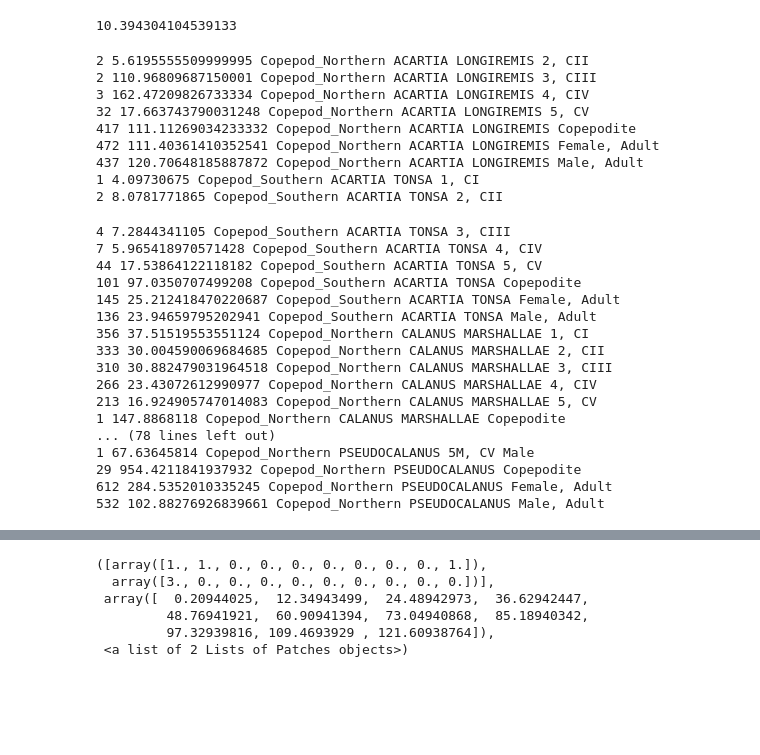
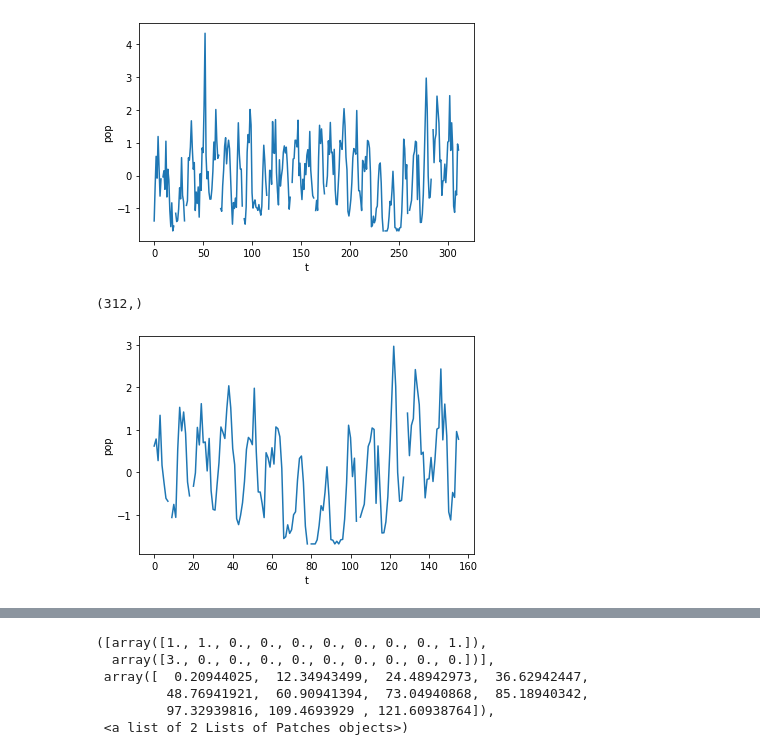
Before and after one commit to kenflat2/Nonlinear-Regression, a Jupyter notebook: Newport Data Analysis.ipynb, the cells around one changed output, grey strips where cells are left out. Drawn from its saved outputs; the diff is of its cells as text; code cells hidden in the pictures; blank space fills up the shorter version.

```diff
--- a/Newport Data Analysis.ipynb
+++ b/Newport Data Analysis.ipynb
@@ -62,2 +118,0 @@ def get_species_series(species_name, life_history_stage):
-# %%
-X = get_species_series('ACARTIA LONGIREMIS', "Female, Adult")
@@ -73,43 +119,34 @@ plotTS(Xr)
-# %%
-delta_agg = get_delta_agg(Xr, 10, t=t)
-n_years / np.sqrt(delta_agg)
-# %% [output]
-10.394304104539133
 # %%
 newport_species_fg = np.array(["",""])
 newport_w_s_r2 = np.zeros(2)
 # %%
+mean_abundance = np.zeros(1)
+species_names = np.array(["1", "1","1"])
+
 for species_name in np.unique(data["GenusSpecies"].to_numpy()):
     functional_groups = np.unique(data.query("GenusSpecies == ['{}']".format(species_name))["LifeHistoryStage"])
     for fg in functional_groups:
-        X, t, n_years = get_species_series(species_name, fg)
+        X = get_species_series(species_name, fg)
         north_south = data.query("GenusSpecies == ['{}']".format(species_name))["TaxaGrouping"].to_numpy()[0]
+
+        mean_abundance = np.vstack([mean_abundance, np.array([np.mean(X[np.isfinite(X)])])])
+        species_names = np.vstack([species_names,np.array([species_name, fg, north_south])])
         # print(f"{species_name} {fg} {t.shape[0]} {north_south}")
-        print(f"{t.shape[0]} {np.mean(X)} {north_south} {species_name} {fg}")
+        # print(f"{np.mean(X)} {north_south} {species_name} {fg}")
+
+mean_abundance = mean_abundance[1:]
+species_names = species_names[1:]
-# %% [output]
-2 5.6195555509999995 Copepod_Northern ACARTIA LONGIREMIS 2, CII
-2 110.96809687150001 Copepod_Northern ACARTIA LONGIREMIS 3, CIII
-3 162.47209826733334 Copepod_Northern ACARTIA LONGIREMIS 4, CIV
-32 17.663743790031248 Copepod_Northern ACARTIA LONGIREMIS 5, CV
-417 111.11269034233332 Copepod_Northern ACARTIA LONGIREMIS Copepodite
-472 111.40361410352541 Copepod_Northern ACARTIA LONGIREMIS Female, Adult
-437 120.70648185887872 Copepod_Northern ACARTIA LONGIREMIS Male, Adult
-1 4.09730675 Copepod_Southern ACARTIA TONSA 1, CI
-2 8.0781771865 Copepod_Southern ACARTIA TONSA 2, CII
-4 7.2844341105 Copepod_Southern ACARTIA TONSA 3, CIII
-7 5.965418970571428 Copepod_Southern ACARTIA TONSA 4, CIV
-44 17.53864122118182 Copepod_Southern ACARTIA TONSA 5, CV
-101 97.0350707499208 Copepod_Southern ACARTIA TONSA Copepodite
-145 25.212418470220687 Copepod_Southern ACARTIA TONSA Female, Adult
-136 23.94659795202941 Copepod_Southern ACARTIA TONSA Male, Adult
-356 37.51519553551124 Copepod_Northern CALANUS MARSHALLAE 1, CI
-333 30.004590069684685 Copepod_Northern CALANUS MARSHALLAE 2, CII
-310 30.882479031964518 Copepod_Northern CALANUS MARSHALLAE 3, CIII
-266 23.43072612990977 Copepod_Northern CALANUS MARSHALLAE 4, CIV
-213 16.924905747014083 Copepod_Northern CALANUS MARSHALLAE 5, CV
-1 147.8868118 Copepod_Northern CALANUS MARSHALLAE Copepodite
-... (78 lines left out)
-1 67.63645814 Copepod_Northern PSEUDOCALANUS 5M, CV Male
-29 954.4211841937932 Copepod_Northern PSEUDOCALANUS Copepodite
-612 284.5352010335245 Copepod_Northern PSEUDOCALANUS Female, Adult
-532 102.88276926839661 Copepod_Northern PSEUDOCALANUS Male, Adult
+# %%
+northern_raw = np.zeros(312)
+southern_raw = np.zeros(312)
+
+for species_name in np.unique(data["GenusSpecies"].to_numpy()):
+    functional_groups = np.unique(data.query("GenusSpecies == ['{}']".format(species_name))["LifeHistoryStage"])
+    for fg in functional_groups:
+        X = get_species_series(species_name, fg)
+        north_south = data.query("GenusSpecies == ['{}']".format(species_name))["TaxaGrouping"].to_numpy()[0]
+
+        if north_south == "Copepod_Northern":
+            northern_raw += X
+        else:
+            southern_raw += X
@@ -115,0 +156,12 @@ for species_name in np.unique(data["GenusSpecies"].to_numpy()):
+# %%
+plotTS(northern)
+# %% [output]
+[figure, added]
+# %%
+northern.shape
+# %% [output]
+(312,)
+# %%
+plotTS(northern[156:])
+# %% [output]
+[figure, added]
```
Also changed, not shown: parts of 33 cells of this notebook, 7 other files.
